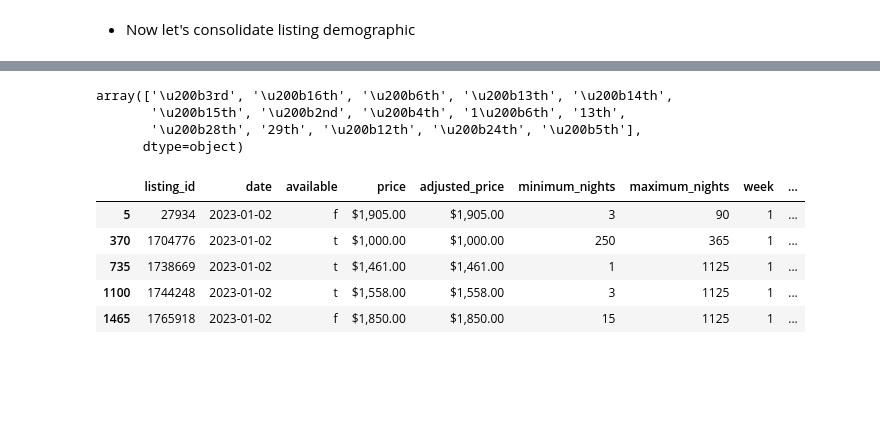
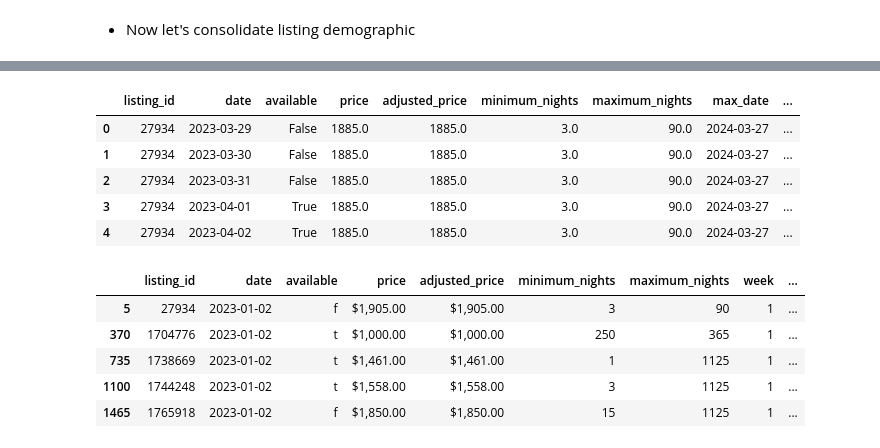
Before and after one commit to sitsawek/data-science-project, a Jupyter notebook: dynamic_pricing_airbnb_bankok.ipynb, the cells around one changed output, grey strips where cells are left out. Drawn from its saved outputs; the diff is of its cells as text; code cells hidden in the pictures; blank space fills up the shorter version.

Commit message:
collect all listings

```diff
--- a/dynamic_pricing_airbnb_bankok.ipynb
+++ b/dynamic_pricing_airbnb_bankok.ipynb
@@ -174,6 +174,7 @@ px.line(season_trend, x='date', y='listing_id')
 - For Host on Airbnb can set future period booking that why after jul 2023 look like down trend because that day maybe or maybe not booking in future.
 # %%
 df_jun_26 = df_final[(df_final['date']>='2022-06-26') & (df_final['date']<='2023-06-26')]
+df_jun_26 = df_jun_26.drop(columns='Unnamed: 0')
 # %%
 mature_trend = df_jun_26.query('available==True').groupby('date').listing_id.nunique().reset_index()
 px.line(mature_trend, x='date', y='listing_id')
@@ -224,3 +216,4 @@ df_th_holiday_2022['final_date'] = holiday_clean_date(df_th_holiday_2022)
 df_th_holiday_2023['final_date'] = holiday_clean_date(df_th_holiday_2023)
 df_th_holiday = pd.concat([df_th_holiday_2022, df_th_holiday_2023], axis=0)
 df_th_holiday['holiday'] = True
+df_th_holiday = df_th_holiday.astype({'final_date':'str'})
@@ -235,7 +219,0 @@ df_th_holiday['holiday'] = True
-# %%
-df_th_holiday_2022.date.unique()
-# %% [output]
-array(['\u200b3rd', '\u200b16th', '\u200b6th', '\u200b13th', '\u200b14th',
-       '\u200b15th', '\u200b2nd', '\u200b4th', '1\u200b6th', '13th',
-       '\u200b28th', '29th', '\u200b12th', '\u200b24th', '\u200b5th'],
-      dtype=object)
@@ -245,0 +220,14 @@ df_cal_28dec22['year'] = df_cal_28dec22.date.apply(lambda x: datetime.strptime(x
+# %%
+# Join holiday to df_jun_26
+df_jun_26 = df_jun_26.merge(df_th_holiday.loc[:, df_th_holiday.columns.isin(['final_date', 'holiday'])], how='left', left_on='date', right_on='final_date')
+# 7329197
+# %%
+df_jun_26['holiday'] = df_jun_26.holiday.fillna(False)
+df_jun_26.head()
+# %% [output]
+|  | listing_id | date | available | price | adjusted_price | minimum_nights | maximum_nights | max_date | ... |
+| 0 | 27934 | 2023-03-29 | False | 1885.0 | 1885.0 | 3.0 | 90.0 | 2024-03-27 | ... |
+| 1 | 27934 | 2023-03-30 | False | 1885.0 | 1885.0 | 3.0 | 90.0 | 2024-03-27 | ... |
+| 2 | 27934 | 2023-03-31 | False | 1885.0 | 1885.0 | 3.0 | 90.0 | 2024-03-27 | ... |
+| 3 | 27934 | 2023-04-01 | True | 1885.0 | 1885.0 | 3.0 | 90.0 | 2024-03-27 | ... |
+| 4 | 27934 | 2023-04-02 | True | 1885.0 | 1885.0 | 3.0 | 90.0 | 2024-03-27 | ... |
```
Also changed, not shown: parts of 4 cells of this notebook.
